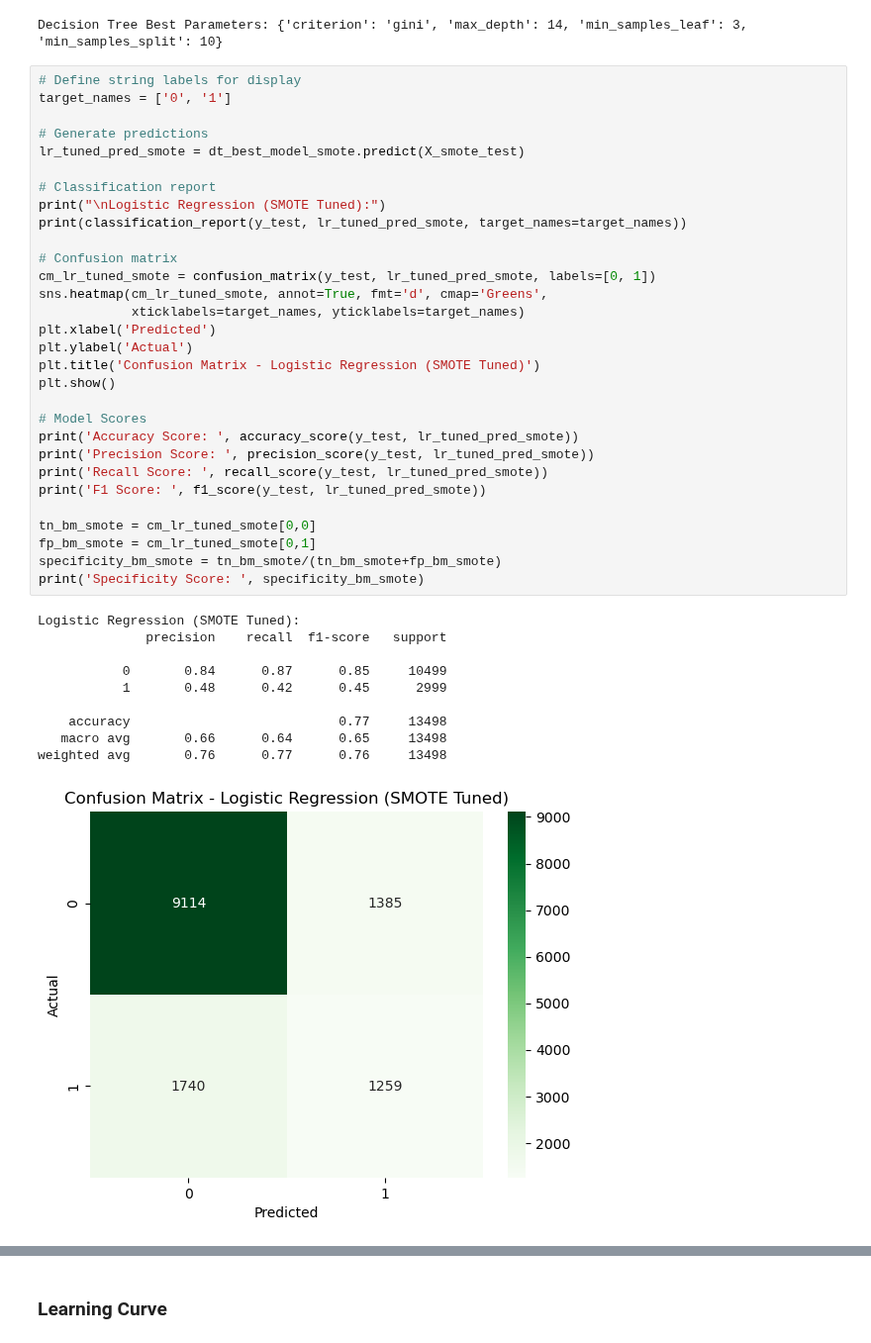
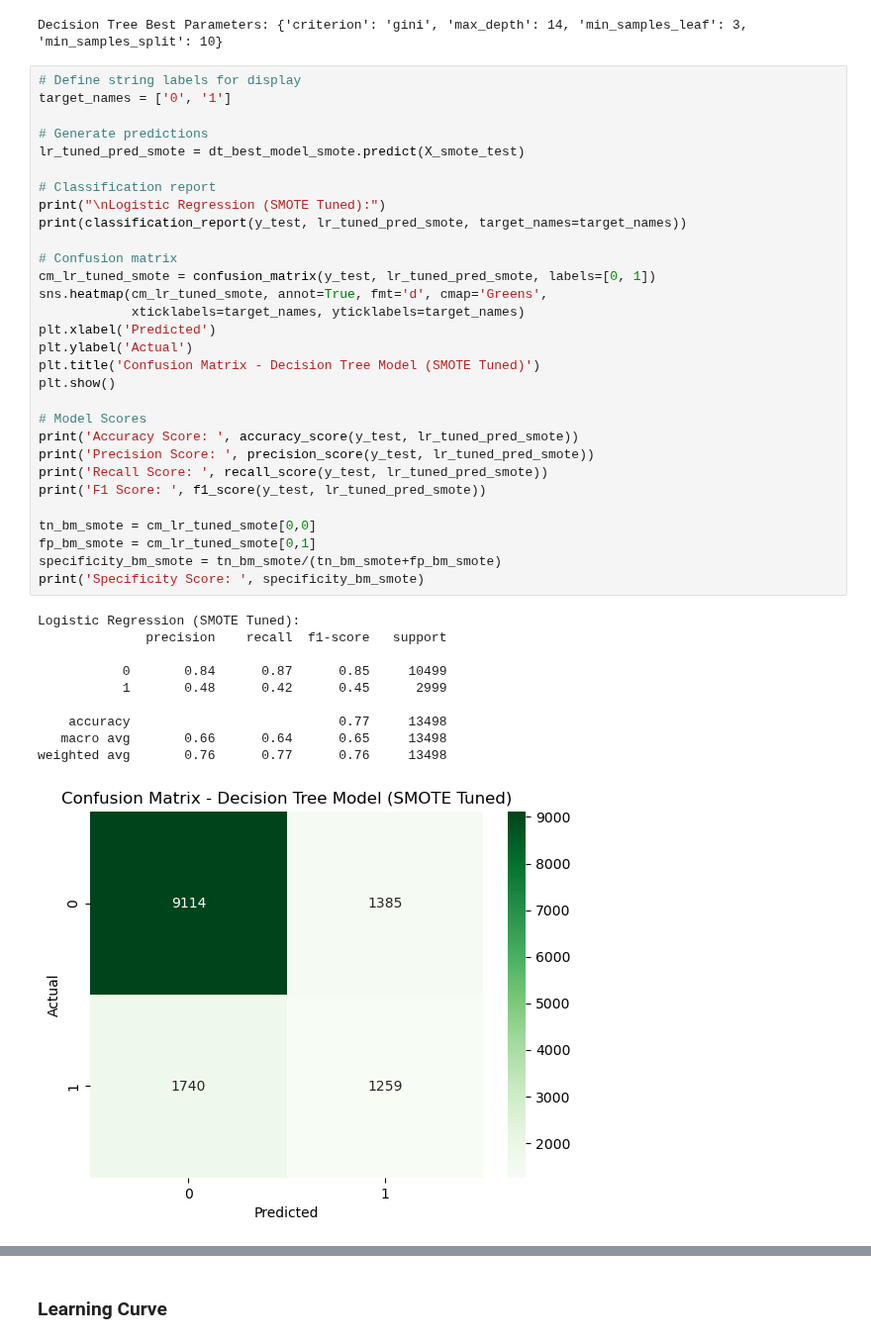
Before and after one commit to jb705249/SJU_DSS_740_Final_Project, a Jupyter notebook: Scr/modeling_Decision_Tree.ipynb, the cells around one changed output, grey strips where cells are left out. Shown at 99% size. Saved outputs shown, nothing was run; the diff lists cells and outputs as text.

```diff
--- a/Scr/modeling_Decision_Tree.ipynb
+++ b/Scr/modeling_Decision_Tree.ipynb
@@ -365,35 +365,35 @@ print("\nLogistic Regression (SMOTE Tuned):")
 print(classification_report(y_test, lr_tuned_pred_smote, target_names=target_names))
 
 # Confusion matrix
 cm_lr_tuned_smote = confusion_matrix(y_test, lr_tuned_pred_smote, labels=[0, 1])
 sns.heatmap(cm_lr_tuned_smote, annot=True, fmt='d', cmap='Greens',
             xticklabels=target_names, yticklabels=target_names)
 plt.xlabel('Predicted')
 plt.ylabel('Actual')
-plt.title('Confusion Matrix - Logistic Regression (SMOTE Tuned)')
+plt.title('Confusion Matrix - Decision Tree Model (SMOTE Tuned)')
 plt.show()
 
 # Model Scores
 print('Accuracy Score: ', accuracy_score(y_test, lr_tuned_pred_smote))
 print('Precision Score: ', precision_score(y_test, lr_tuned_pred_smote))
 print('Recall Score: ', recall_score(y_test, lr_tuned_pred_smote))
 print('F1 Score: ', f1_score(y_test, lr_tuned_pred_smote))
 
 tn_bm_smote = cm_lr_tuned_smote[0,0]
 fp_bm_smote = cm_lr_tuned_smote[0,1]
 specificity_bm_smote = tn_bm_smote/(tn_bm_smote+fp_bm_smote)
 print('Specificity Score: ', specificity_bm_smote)
 # %% [output]
 Logistic Regression (SMOTE Tuned):
               precision    recall  f1-score   support
 
            0       0.84      0.87      0.85     10499
            1       0.48      0.42      0.45      2999
 
     accuracy                           0.77     13498
    macro avg       0.66      0.64      0.65     13498
 weighted avg       0.76      0.77      0.76     13498
-[figure, old version]
+[figure, new version]
 Accuracy Score:  0.7684842198844273
 Precision Score:  0.47617246596066565
 Recall Score:  0.41980660220073357
```
Also changed, not shown: parts of 15 cells of this notebook.
